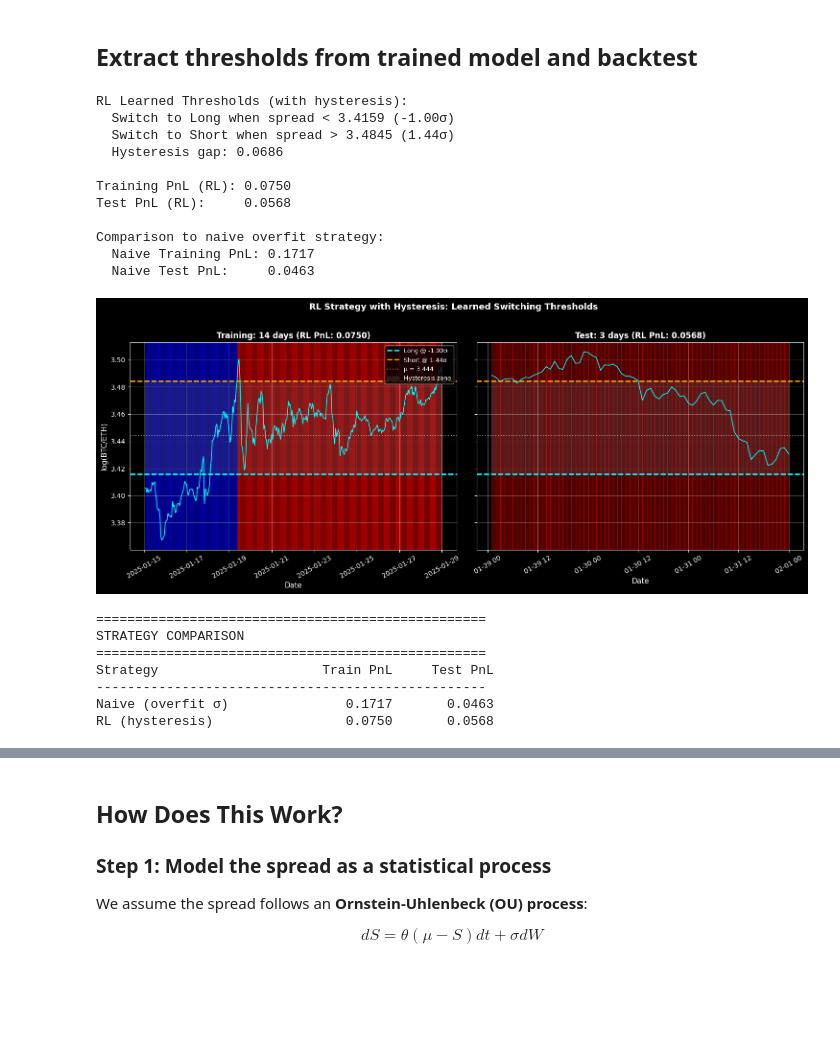
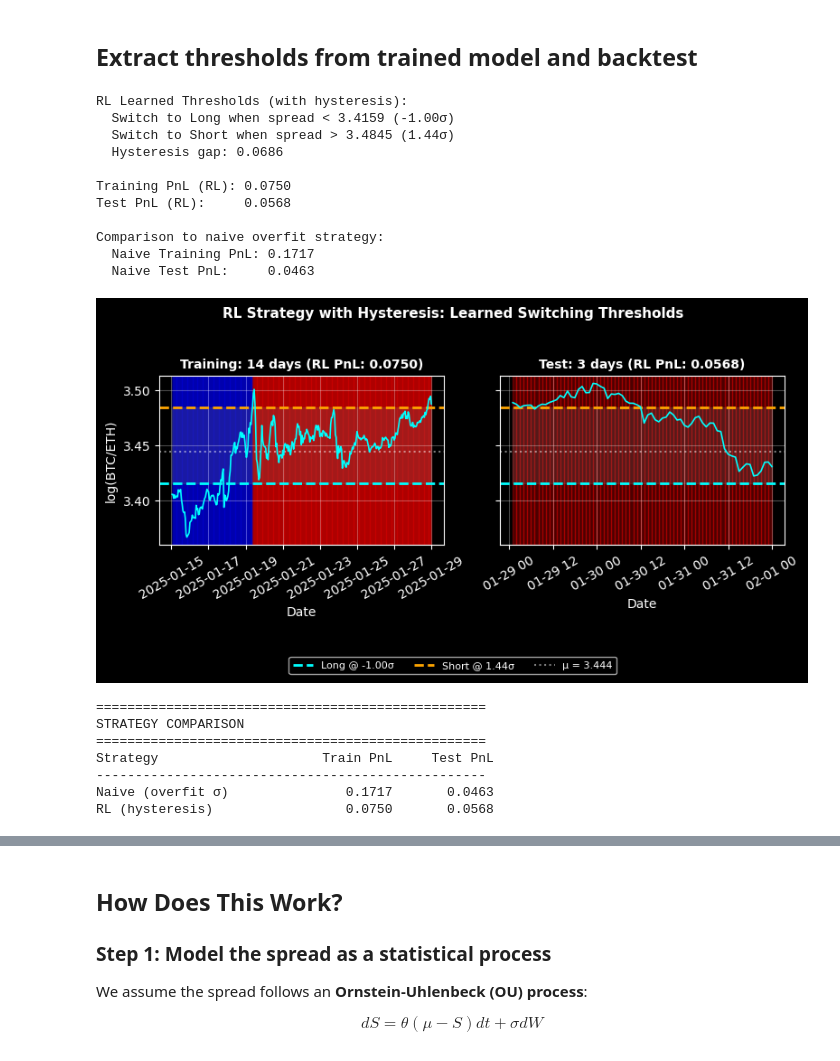
Before and after one commit to ChadThackray/regime-switching-2025, a Jupyter notebook: video.ipynb, the cells around one changed output, grey strips where cells are left out. Cells and saved outputs as stored; diff of their text form; code cells hidden in the pictures; blank space fills up the shorter version.

```diff
--- a/video.ipynb
+++ b/video.ipynb
@@ -14,7 +14,7 @@ from datetime import datetime
 plt.style.use("dark_background")
 df = fetch_btc_eth_history(days=17, interval="1h", end_time=datetime(2025,2,1))
 
-fig, ax = plt.subplots(figsize=(12, 5))
+fig, ax = plt.subplots(figsize=(7, 4))
 ax.plot(df["open_time"], df["log_ratio"], color="cyan", linewidth=1.2)
 ax.set_xlabel("Date", fontsize=11)
 ax.set_ylabel("log(BTC/ETH)", fontsize=11)
@@ -403,14 +492,15 @@ print(f"  Naive Training PnL: {best_train_pnl:.4f}")
 print(f"  Naive Test PnL:     {test_pnl:.4f}")
 
 # Visualize with position coloring
-fig, axes = plt.subplots(1, 2, figsize=(15, 6), sharey=True)
+fig, axes = plt.subplots(1, 2, figsize=(8, 4), sharey=True)
+lines = []
 
-for ax, s, t, pos, title in [
+for idx, (ax, s, t, pos, title) in enumerate([
     (axes[0], train_spread, train_times, train_positions,
      f"Training: 14 days (RL PnL: {train_pnl_rl:.4f})"),
     (axes[1], test_spread, test_times, test_positions,
      f"Test: 3 days (RL PnL: {test_pnl_rl:.4f})")
-]:
+]):
     # Plot spread
     ax.plot(t, s, color="cyan", linewidth=1.2, zorder=3)
 
@@ -424,52 +514,54 @@ for ax, s, t, pos, title in [
             ax.axvspan(t_arr[i], t_arr[i+1], alpha=0.3, color='red')
 
     # Draw thresholds
-    ax.axhline(threshold_short_to_long_raw, color='cyan', linestyle='--', linewidth=2,
-               label=f'Long @ {switching_thresholds["Short→Long"]:.2f}σ')
-    ax.axhline(threshold_long_to_short_raw, color='orange', linestyle='--', linewidth=2,
-               label=f'Short @ {switching_thresholds["Long→Short"]:.2f}σ')
+    l1 = ax.axhline(threshold_short_to_long_raw, color='cyan', linestyle='--', linewidth=2)
+    l2 = ax.axhline(threshold_long_to_short_raw, color='orange', linestyle='--', linewidth=2)
+    l3 = ax.axhline(MU_REAL, color='white', linestyle=':', alpha=0.5)
+    l4 = ax.fill_between(t, threshold_short_to_long_raw, threshold_long_to_short_raw,
+                         color='gray', alpha=0.2)
 
-    # Mean line
-    ax.axhline(MU_REAL, color='white', linestyle=':', alpha=0.5, label=f'μ = {MU_REAL:.3f}')
+    if idx == 0:
+        lines = [l1, l2, l3]
 
-    # Hysteresis zone
-    ax.fill_between(t, threshold_short_to_long_raw, threshold_long_to_short_raw,
-                    color='gray', alpha=0.2, label='Hysteresis zone')
-
-    ax.set_xlabel("Date", fontsize=11)
-    ax.set_title(title, fontsize=12, fontweight="bold")
+    ax.set_xlabel("Date", fontsize=10)
+    ax.set_title(title, fontsize=10, fontweight="bold")
     ax.grid(True, alpha=0.3)
     ax.tick_params(axis='x', rotation=30)
 
-axes[0].set_ylabel("log(BTC/ETH)", fontsize=11)
-axes[0].legend(loc="upper right", fontsize=9)
+axes[0].set_ylabel("log(BTC/ETH)", fontsize=10)
+
+# Shared legend below
+fig.legend(lines, [f'Long @ {switching_thresholds["Short→Long"]:.2f}σ',
+                   f'Short @ {switching_thresholds["Long→Short"]:.2f}σ',
+                   f'μ = {MU_REAL:.3f}'],
+           loc='lower center', ncol=3, fontsize=8, bbox_to_anchor=(0.5, -0.05))
 
 plt.suptitle("RL Strategy with Hysteresis: Learned Switching Thresholds",
-             fontsize=13, fontweight="bold", y=1.02)
-plt.tight_layout()
+             fontsize=11, fontweight="bold")
+plt.tight_layout(rect=[0, 0.08, 1, 0.95])
 plt.show()
 
 # Summary comparison
 print("\n" + "="*50)
 print("STRATEGY COMPARISON")
 print("="*50)
 print(f"{'Strategy':<25} {'Train PnL':>12} {'Test PnL':>12}")
 print("-"*50)
 print(f"{'Naive (overfit σ)':<25} {best_train_pnl:>12.4f} {test_pnl:>12.4f}")
 print(f"{'RL (hysteresis)':<25} {train_pnl_rl:>12.4f} {test_pnl_rl:>12.4f}")
 # %% [output]
 RL Learned Thresholds (with hysteresis):
   Switch to Long when spread < 3.4159 (-1.00σ)
   Switch to Short when spread > 3.4845 (1.44σ)
   Hysteresis gap: 0.0686
 
 Training PnL (RL): 0.0750
 Test PnL (RL):     0.0568
 
 Comparison to naive overfit strategy:
   Naive Training PnL: 0.1717
   Naive Test PnL:     0.0463
-[figure, old version]
+[figure, new version]
 ==================================================
 STRATEGY COMPARISON
 ==================================================
```
Also changed, not shown: parts of 7 cells of this notebook.
